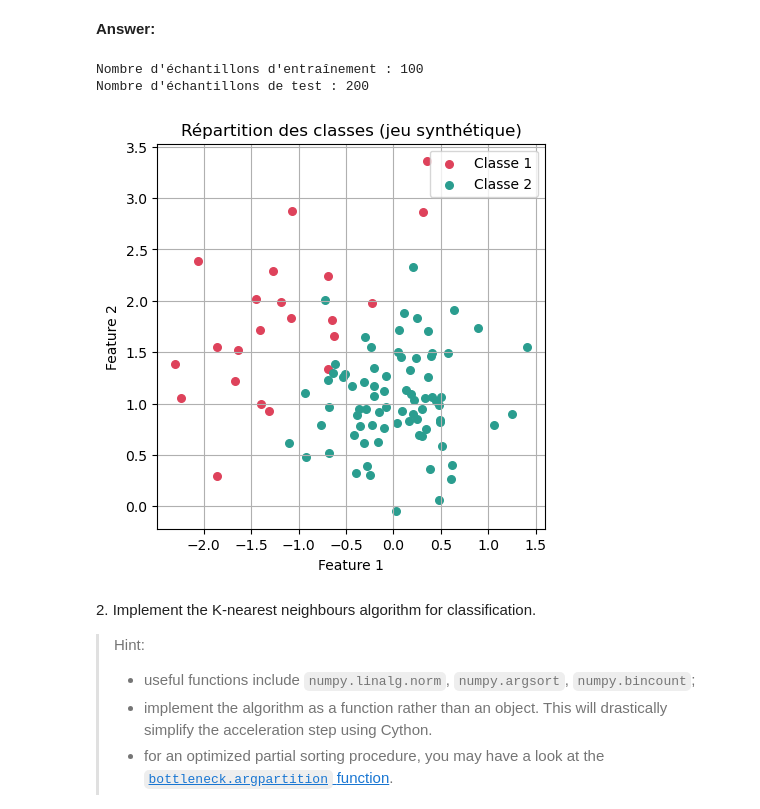
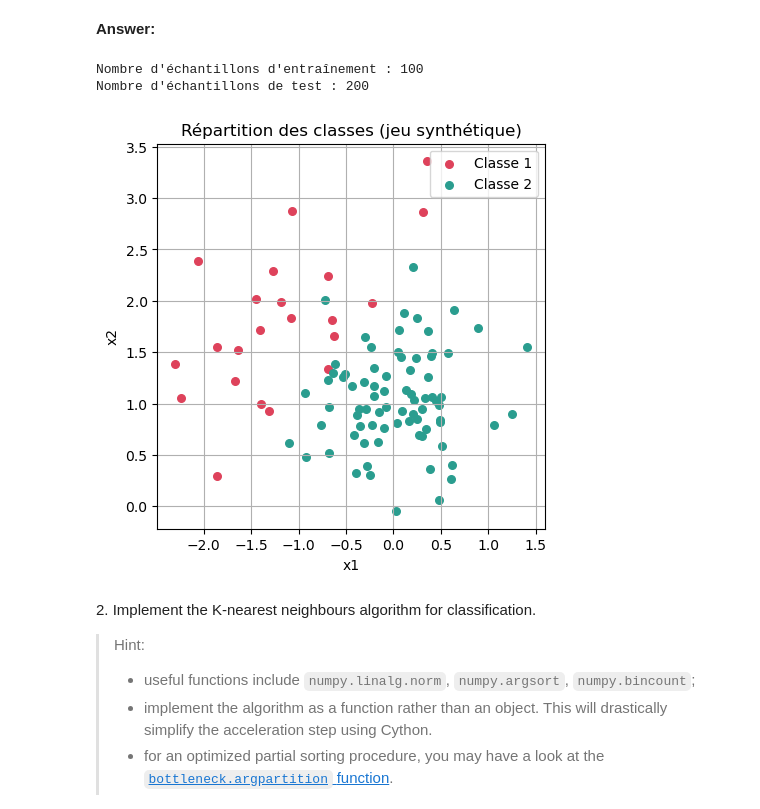
Before and after one commit to rosedel05/LAB1-DELANNOY-DOS-RAMOS, a Jupyter notebook: Labs/Lab4/lab4.ipynb, the cells around one changed output. Cells and saved outputs as stored; diff of their text form; code cells hidden in the pictures.

```diff
--- a/Labs/Lab4/lab4.ipynb
+++ b/Labs/Lab4/lab4.ipynb
@@ -61,41 +61,43 @@ N_test = test.shape[0]
 **Answer:**
 # %%
 # Import des librairies utiles
+
 from pathlib import Path
 import numpy as np
 from matplotlib import pyplot as plt
 
 data_dir = Path('data')
 
 # Chargement des jeux de données synthétiques
+
 train = np.loadtxt(data_dir / 'synth_train.txt')
 test = np.loadtxt(data_dir / 'synth_test.txt')
 
 class_train = train[:, 0].astype(int)
 x_train = train[:, 1:]
 class_test = test[:, 0].astype(int)
 x_test = test[:, 1:]
 classes = np.unique(class_train)
 
 print(f"Nombre d'échantillons d'entraînement : {x_train.shape[0]}")
 print(f"Nombre d'échantillons de test : {x_test.shape[0]}")
 
 palette = {1: '#de425b', 2: '#2a9d8f'}
 
 fig, ax = plt.subplots(figsize=(5, 5))
 for label, couleur in palette.items():
     points = class_train == label
     ax.scatter(x_train[points, 0], x_train[points, 1], s=30, color=couleur, label=f'Classe {label}')
-ax.set_xlabel('Feature 1')
-ax.set_ylabel('Feature 2')
+ax.set_xlabel('x1')
+ax.set_ylabel('x2')
 ax.set_title('Répartition des classes (jeu synthétique)')
 ax.legend()
 ax.grid(True)
 plt.show()
 # %% [output]
 Nombre d'échantillons d'entraînement : 100
 Nombre d'échantillons de test : 200
-[figure, old version]
+[figure, new version]
 # %% [markdown]
 2\. Implement the K-nearest neighbours algorithm for classification.
 
```
Also changed, not shown: parts of 6 cells of this notebook, 1 other file.
